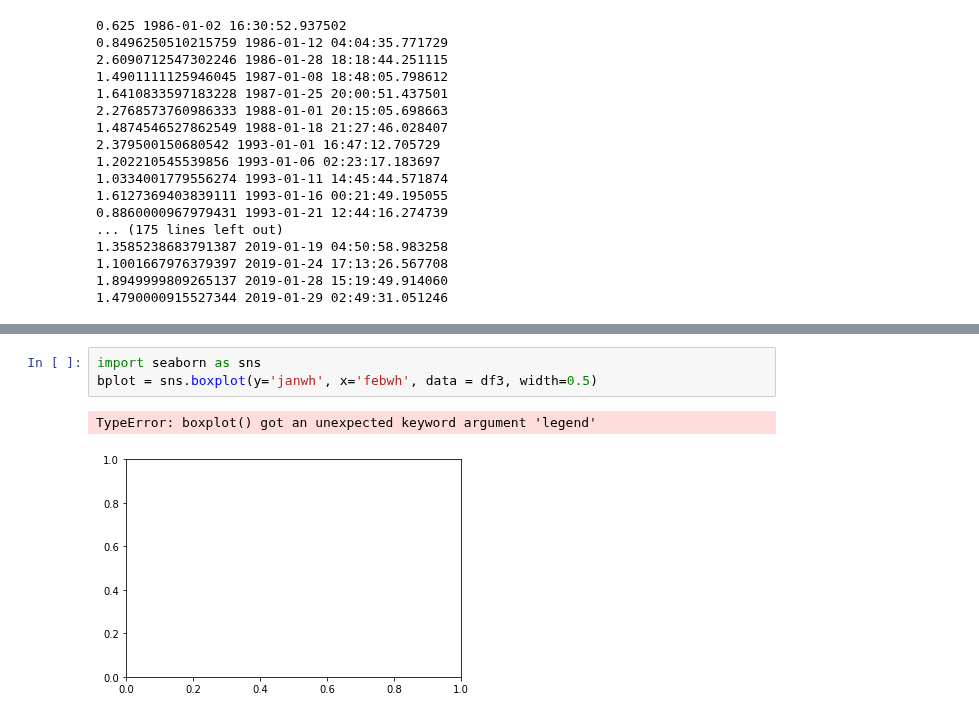
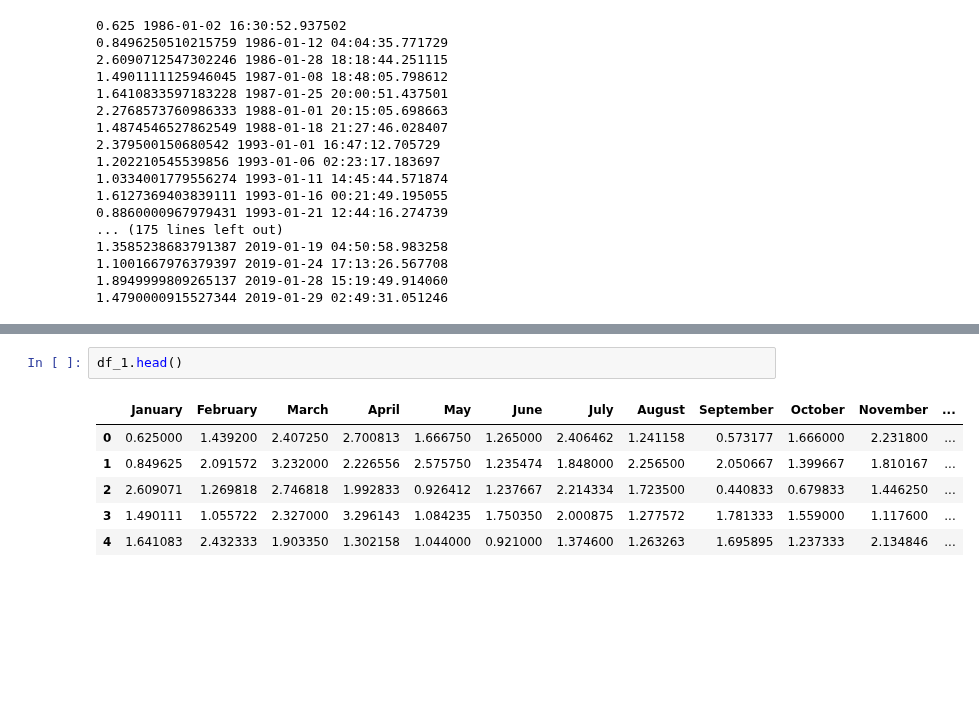
Before and after one commit to CourtneySmith32/Honours-Coursework, a Jupyter notebook: CBG_month.ipynb, the cells around one changed output, grey strips where cells are left out. Saved outputs shown, nothing was run; the diff lists cells and outputs as text; blank space fills up the shorter version.

```diff
--- a/CBG_month.ipynb
+++ b/CBG_month.ipynb
@@ -388,6 +331,9 @@ df3.boxplot(by = 'janwh', column=['febwh'], grid= False)
-# %%
-import seaborn as sns
-bplot = sns.boxplot(y='janwh', x='febwh', data = df3, width=0.5)
-# %% [output]
-TypeError: boxplot() got an unexpected keyword argument 'legend'
-[figure, removed]
+# %%
+df_1.head()
+# %% [output]
+|  | January | February | March | April | May | June | July | August | September | October | November | ... |
+| 0 | 0.625000 | 1.439200 | 2.407250 | 2.700813 | 1.666750 | 1.265000 | 2.406462 | 1.241158 | 0.573177 | 1.666000 | 2.231800 | ... |
+| 1 | 0.849625 | 2.091572 | 3.232000 | 2.226556 | 2.575750 | 1.235474 | 1.848000 | 2.256500 | 2.050667 | 1.399667 | 1.810167 | ... |
+| 2 | 2.609071 | 1.269818 | 2.746818 | 1.992833 | 0.926412 | 1.237667 | 2.214334 | 1.723500 | 0.440833 | 0.679833 | 1.446250 | ... |
+| 3 | 1.490111 | 1.055722 | 2.327000 | 3.296143 | 1.084235 | 1.750350 | 2.000875 | 1.277572 | 1.781333 | 1.559000 | 1.117600 | ... |
+| 4 | 1.641083 | 2.432333 | 1.903350 | 1.302158 | 1.044000 | 0.921000 | 1.374600 | 1.263263 | 1.695895 | 1.237333 | 2.134846 | ... |
```
Also changed, not shown: parts of 6 cells of this notebook.
